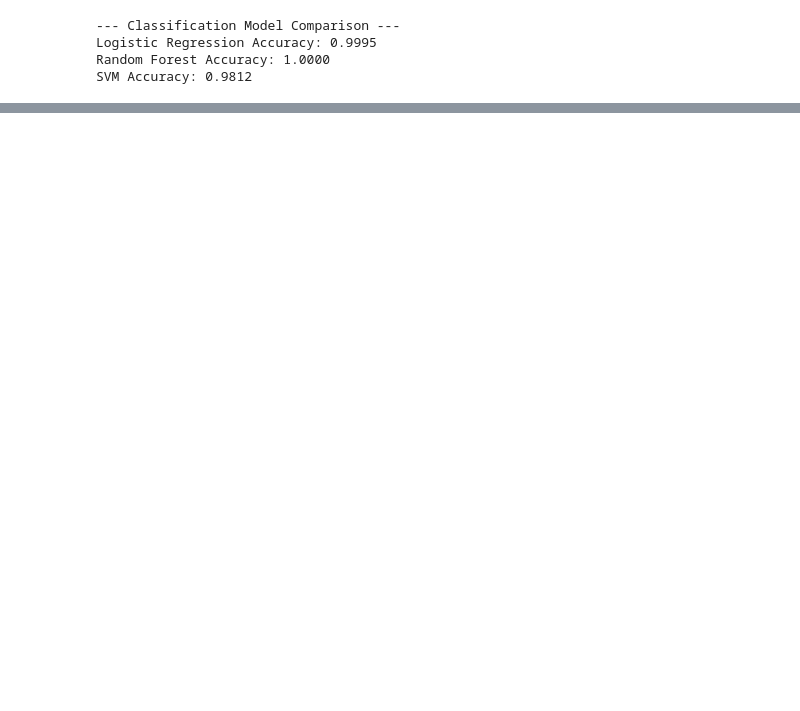
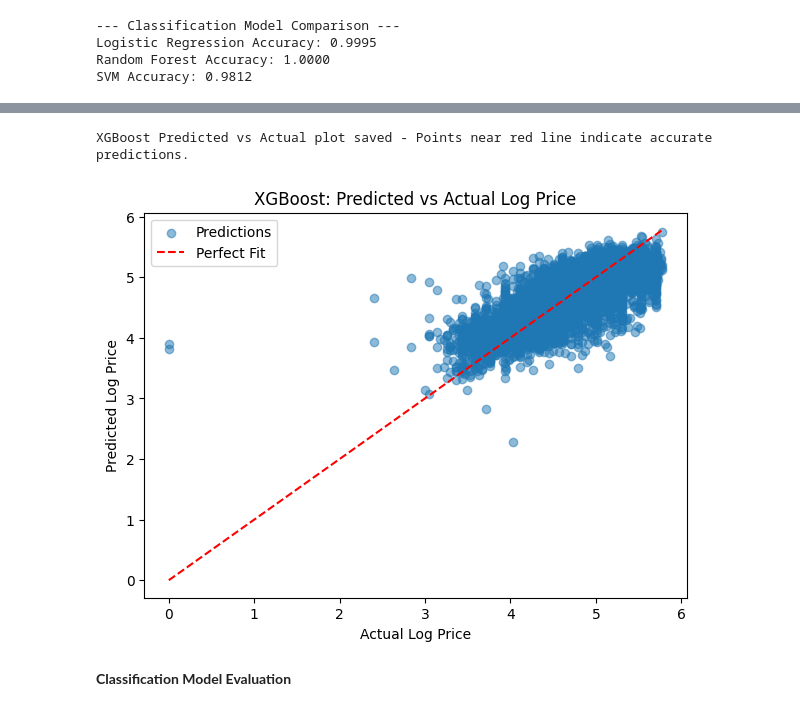
Before and after one commit to Nischal2015/data-viz, a Jupyter notebook: notebooks/notebook.ipynb, the cells around one changed output, grey strips where cells are left out. Saved outputs shown, nothing was run; the diff lists cells and outputs as text; code cells hidden in the pictures; blank space fills up the shorter version.

```diff
--- a/notebooks/notebook.ipynb
+++ b/notebooks/notebook.ipynb
@@ -659,7 +686,11 @@ y_clf = df_clean['is_highly_reviewed']  # Classification target
 # %%
 # Split into train and test sets
-X_train, X_test, y_train_reg, y_test_reg = train_test_split(X, y_reg, test_size=0.2, random_state=42)
-X_train_clf, X_test_clf, y_train_clf, y_test_clf = train_test_split(X, y_clf, test_size=0.2, random_state=42)
+X_train, X_test, y_train_reg, y_test_reg = train_test_split(
+    X, y_reg, test_size=0.2, random_state=42
+)
+X_train_clf, X_test_clf, y_train_clf, y_test_clf = train_test_split(
+    X, y_clf, test_size=0.2, random_state=42
+)
 # %%
 # Standardize numerical features
 scaler = StandardScaler()
@@ -803,0 +938,23 @@ SVM Accuracy: 0.9812
+# %%
+# Predicted vs Actual Plot for XGBoost (assumed best performer)
+plt.figure(figsize=(7, 5))
+plt.scatter(y_test_reg, y_pred_xgb, alpha=0.5, label="Predictions")
+plt.plot(
+    [y_test_reg.min(), y_test_reg.max()],
+    [y_test_reg.min(), y_test_reg.max()],
+    "r--",
+    label="Perfect Fit",
+)
+plt.title("XGBoost: Predicted vs Actual Log Price")
+plt.xlabel("Actual Log Price")
+plt.ylabel("Predicted Log Price")
+plt.legend()
+plt.savefig("xgboost_pred_vs_actual.png")
+print(
+    "XGBoost Predicted vs Actual plot saved - Points near red line indicate accurate predictions."
+)
+# %% [output]
+XGBoost Predicted vs Actual plot saved - Points near red line indicate accurate predictions.
+[figure, added]
+# %% [markdown]
+**Classification Model Evaluation**
```
Also changed, not shown: parts of 73 cells of this notebook, 19 other files.
